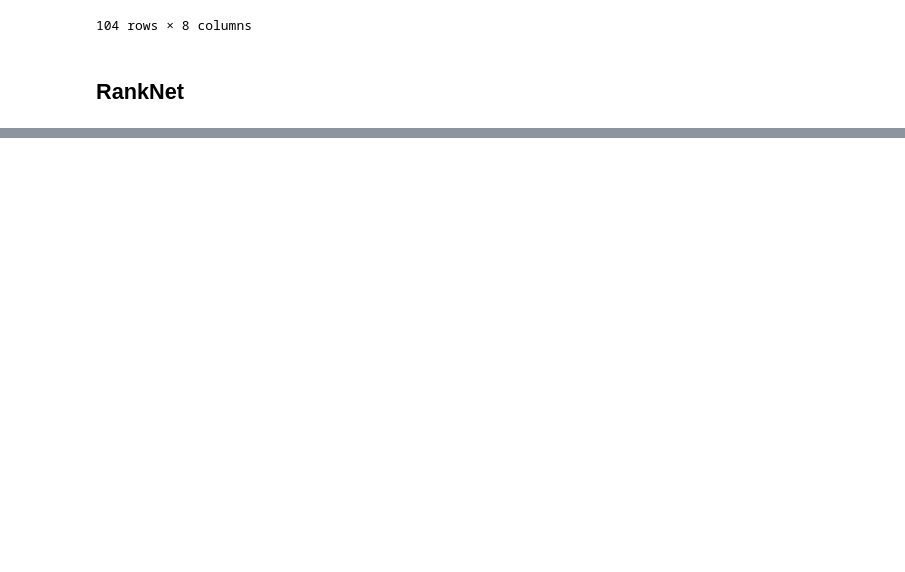
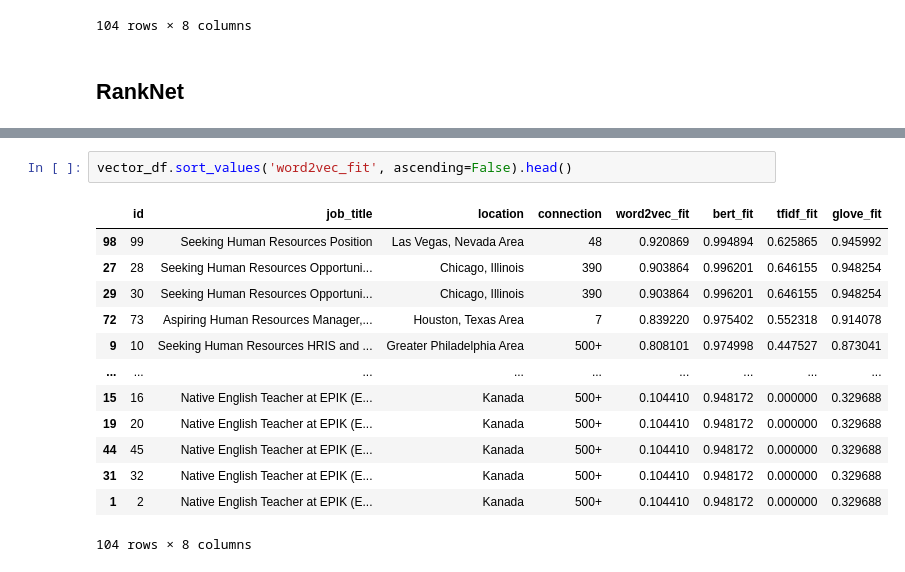
Before and after one commit to c-woo/Potential-Talents, a Jupyter notebook: Untitled.ipynb, the cells around one changed output, grey strips where cells are left out. Saved outputs shown, nothing was run; the diff lists cells and outputs as text; blank space fills up the shorter version.

```diff
--- a/Untitled.ipynb
+++ b/Untitled.ipynb
@@ -548,0 +493,16 @@ AttributeError: 'tuple' object has no attribute 'as_list'
+# %%
+vector_df.sort_values('word2vec_fit', ascending=False).head()
+# %% [output]
+|  | id | job_title | location | connection | word2vec_fit | bert_fit | tfidf_fit | glove_fit |
+| 98 | 99 | Seeking Human Resources Position | Las Vegas, Nevada Area | 48 | 0.920869 | 0.994894 | 0.625865 | 0.945992 |
+| 27 | 28 | Seeking Human Resources Opportuni... | Chicago, Illinois | 390 | 0.903864 | 0.996201 | 0.646155 | 0.948254 |
+| 29 | 30 | Seeking Human Resources Opportuni... | Chicago, Illinois | 390 | 0.903864 | 0.996201 | 0.646155 | 0.948254 |
+| 72 | 73 | Aspiring Human Resources Manager,... | Houston, Texas Area | 7 | 0.839220 | 0.975402 | 0.552318 | 0.914078 |
+| 9 | 10 | Seeking Human Resources HRIS and ... | Greater Philadelphia Area | 500+ | 0.808101 | 0.974998 | 0.447527 | 0.873041 |
+| ... | ... | ... | ... | ... | ... | ... | ... | ... |
+| 15 | 16 | Native English Teacher at EPIK (E... | Kanada | 500+ | 0.104410 | 0.948172 | 0.000000 | 0.329688 |
+| 19 | 20 | Native English Teacher at EPIK (E... | Kanada | 500+ | 0.104410 | 0.948172 | 0.000000 | 0.329688 |
+| 44 | 45 | Native English Teacher at EPIK (E... | Kanada | 500+ | 0.104410 | 0.948172 | 0.000000 | 0.329688 |
+| 31 | 32 | Native English Teacher at EPIK (E... | Kanada | 500+ | 0.104410 | 0.948172 | 0.000000 | 0.329688 |
+| 1 | 2 | Native English Teacher at EPIK (E... | Kanada | 500+ | 0.104410 | 0.948172 | 0.000000 | 0.329688 |
+104 rows × 8 columns
```
Also changed, not shown: parts of 11 cells of this notebook.
